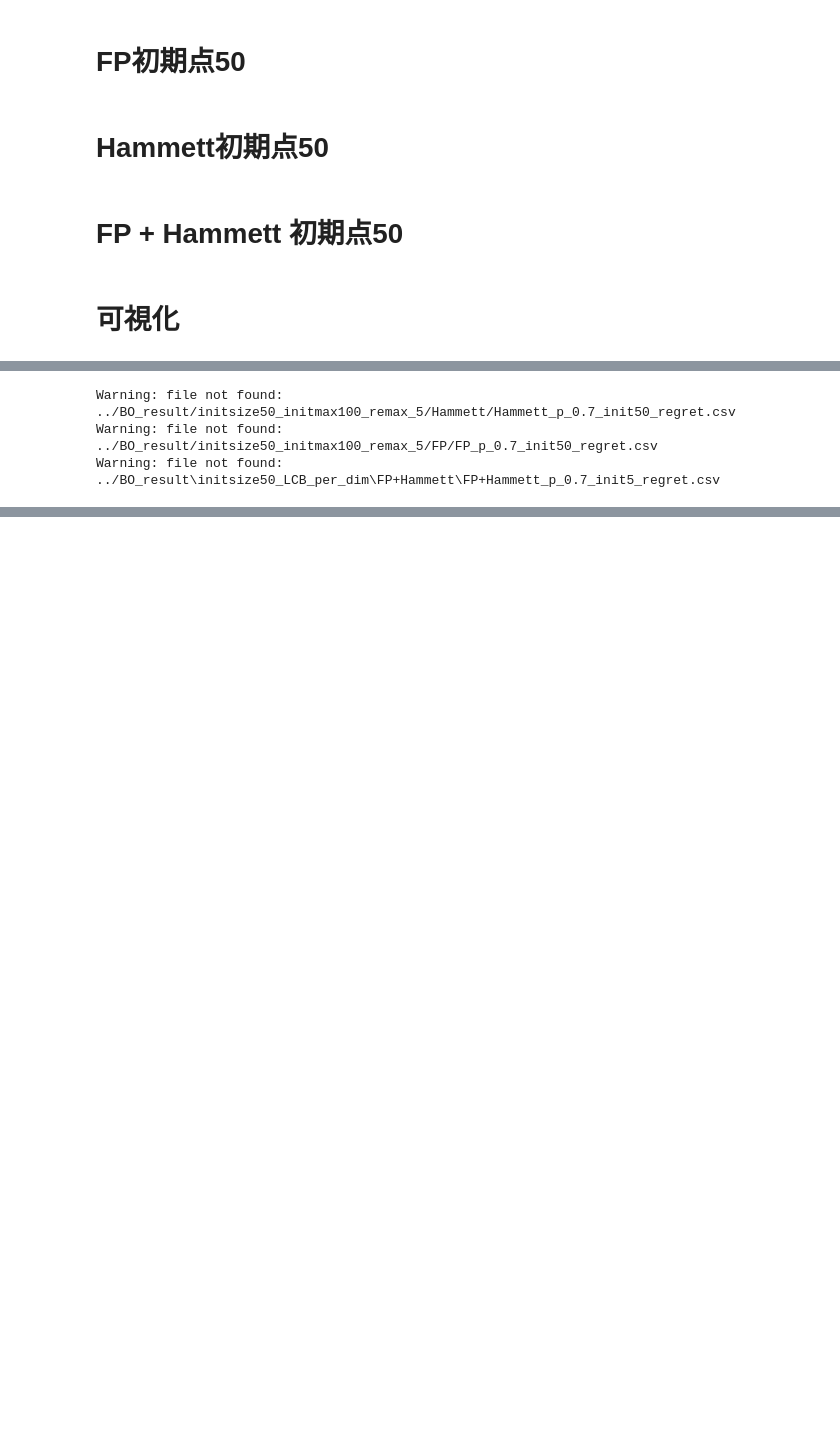
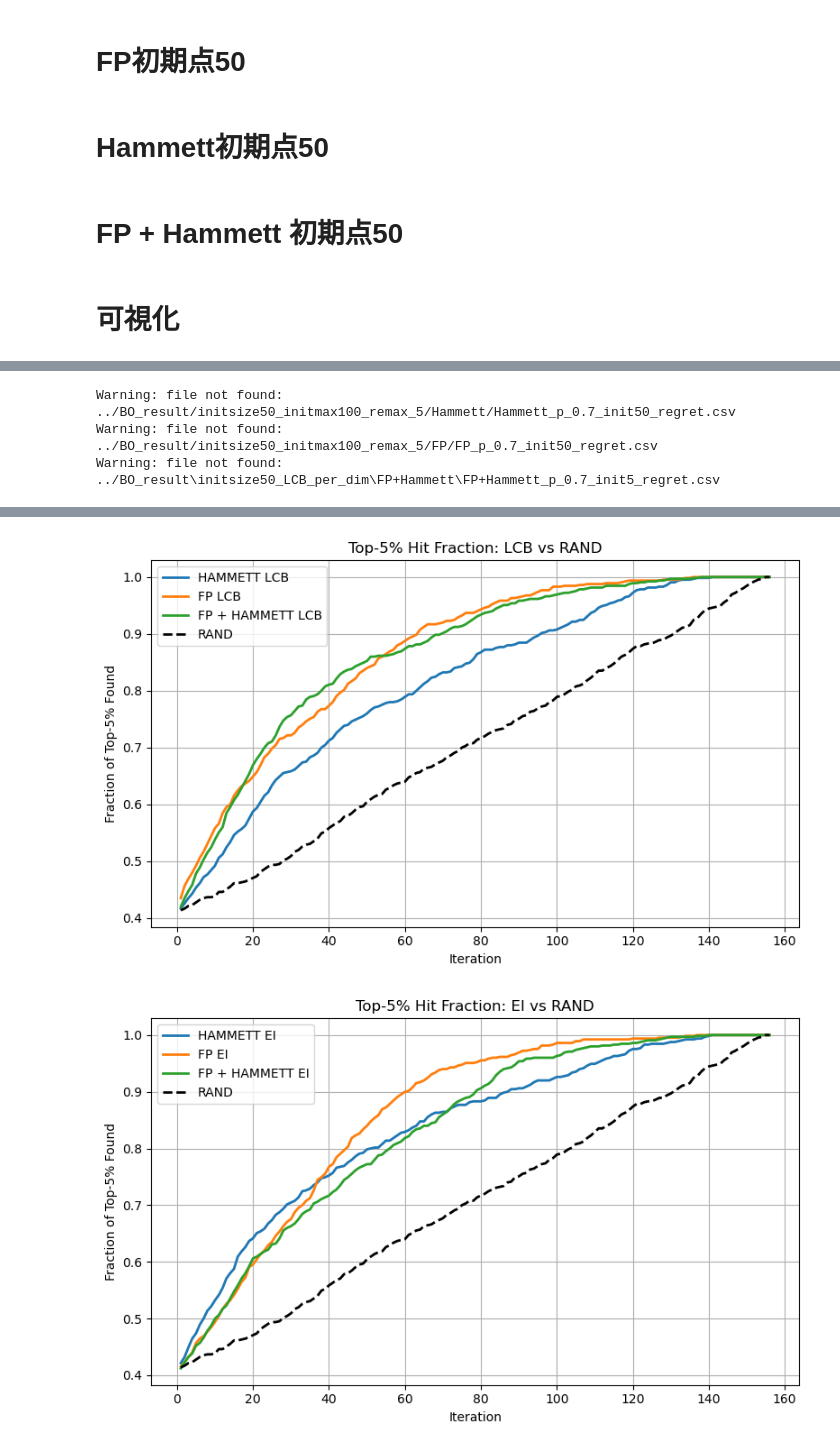
Before and after one commit to kakeru-watanabe06/BO_FP_Hammett_SL, a Jupyter notebook: FP_BO.ipynb/FP_BOのコピー.ipynb, the cells around one changed output, grey strips where cells are left out. Drawn from its saved outputs; the diff is of its cells as text; code cells hidden in the pictures; blank space fills up the shorter version.

```diff
--- a/FP_BO.ipynb/FP_BOのコピー.ipynb
+++ b/FP_BO.ipynb/FP_BOのコピー.ipynb
@@ -769,7 +769,7 @@ target = np.array([530.64 , 0.005])  # 目標ベクトルを適宜設定
 df_hits, df_regret, df_picks, df_Y, df_acq = compare_all_methods(
     df_all_scaled, X_cols_FP_Hammett , y_cols_d, target,
     methods=('lcb','ei','rand'),
-    init_size=50, trials=50, p=0.7, budget=None
+    init_size=100, trials=50, p=0.7, budget=None
 )
 # %%
 # ファイルの保存
@@ -1001,6 +1001,15 @@ file_initials_init50 = {
 
 results_init50 = load_results(file_initials_init50, metrics=('hits', 'acq', 'regret'))
 plot_hits_with_single_random(results_init50['hits'])
+
+
+file_initials_init100 = {
+    'Hammett':"../BO_result/initsize100_LCB_per_dim/Hammett/Hammett_p_0.7_init5",
+    'FP': "../BO_result/initsize100_LCB_per_dim/FP/FP_p_0.7_init5",
+    'FP + Hammett': "../BO_result/initsize100_LCB_per_dim/FP+Hammett/FP+Hammett_p_0.7_init5"
+}
+results_init100 = load_results(file_initials_init100, metrics=('hits', 'acq', 'regret'))
+plot_hits_with_single_random(results_init100['hits'])
 # %% [output]
 Warning: file not found: ../BO_result/initsize5_LCB_per_dim/Hammett/Hammett_p_0.7_init5_regret.csv
 Warning: file not found: ../BO_result/initsize5_LCB_per_dim/FP/FP_BO_resultsFP_p_0.7_init5_regret.csv
@@ -1019,3 +1031,5 @@ Warning: file not found: ../BO_result\initsize50_LCB_per_dim\FP+Hammett\FP+Hamme
+[figure, added]
+[figure, added]
 # %%
 import pandas as pd
 import matplotlib.pyplot as plt
```
Also changed, not shown: parts of 4 cells of this notebook, 33 other files.
